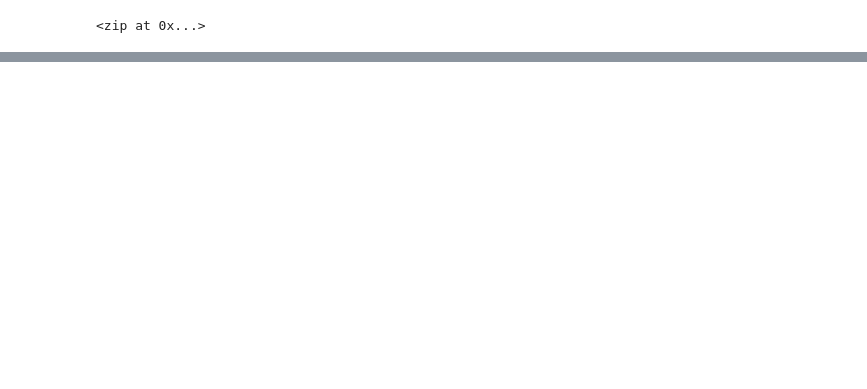
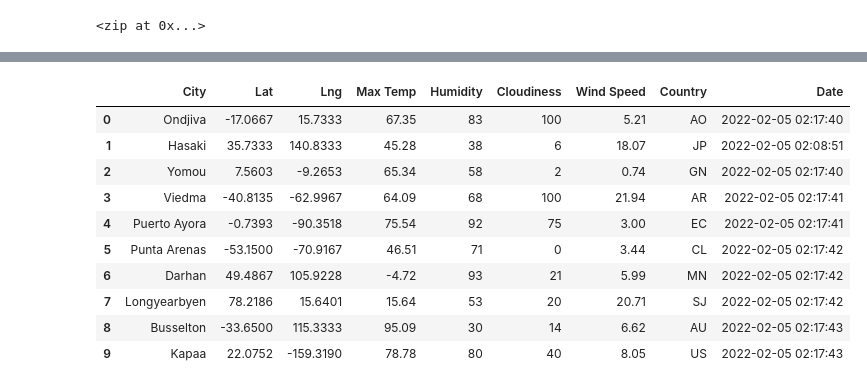
Before and after one commit to mrickle/World_Weather_Analysis, a Jupyter notebook: WeatherPy.ipynb, the cells around one changed output, grey strips where cells are left out. Saved outputs shown, nothing was run; the diff lists cells and outputs as text; code cells hidden in the pictures; blank space fills up the shorter version.

```diff
--- a/WeatherPy.ipynb
+++ b/WeatherPy.ipynb
@@ -11,6 +20,8 @@ lat_lngs = zip(lats, lngs)
 lat_lngs
 # %% [output]
 <zip at 0x...>
+# %%
+url = "http://api.openweathermap.org/data/2.5/weather?units=Imperial&APPID=" + weather_api_key
 # %%
 # Add the latitudes and longitudes to a list.
 coordinates = list(lat_lngs)
@@ -32,0 +44,10 @@ len(cities)
+# %%
+# Create an empty list to hold the weather data.
+city_data = []
+# Print the beginning of the logging.
+print("Beginning Data Retrieval     ")
+print("-----------------------------")
+
+# Create counters.
+record_count = 1
+set_count = 1
@@ -32,0 +126,16 @@ len(cities)
+# %%
+# Convert the array of dictionaries to a Pandas DataFrame.
+city_data_df = pd.DataFrame(city_data)
+city_data_df.head(10)
+# %% [output]
+|  | City | Lat | Lng | Max Temp | Humidity | Cloudiness | Wind Speed | Country | Date |
+| 0 | Ondjiva | -17.0667 | 15.7333 | 67.35 | 83 | 100 | 5.21 | AO | 2022-02-05 02:17:40 |
+| 1 | Hasaki | 35.7333 | 140.8333 | 45.28 | 38 | 6 | 18.07 | JP | 2022-02-05 02:08:51 |
+| 2 | Yomou | 7.5603 | -9.2653 | 65.34 | 58 | 2 | 0.74 | GN | 2022-02-05 02:17:40 |
+| 3 | Viedma | -40.8135 | -62.9967 | 64.09 | 68 | 100 | 21.94 | AR | 2022-02-05 02:17:41 |
+| 4 | Puerto Ayora | -0.7393 | -90.3518 | 75.54 | 92 | 75 | 3.00 | EC | 2022-02-05 02:17:41 |
+| 5 | Punta Arenas | -53.1500 | -70.9167 | 46.51 | 71 | 0 | 3.44 | CL | 2022-02-05 02:17:42 |
+| 6 | Darhan | 49.4867 | 105.9228 | -4.72 | 93 | 21 | 5.99 | MN | 2022-02-05 02:17:42 |
+| 7 | Longyearbyen | 78.2186 | 15.6401 | 15.64 | 53 | 20 | 20.71 | SJ | 2022-02-05 02:17:42 |
+| 8 | Busselton | -33.6500 | 115.3333 | 95.09 | 30 | 14 | 6.62 | AU | 2022-02-05 02:17:43 |
+| 9 | Kapaa | 22.0752 | -159.3190 | 78.78 | 80 | 40 | 8.05 | US | 2022-02-05 02:17:43 |
```
Also changed, not shown: parts of 7 cells of this notebook, 3 other files.
